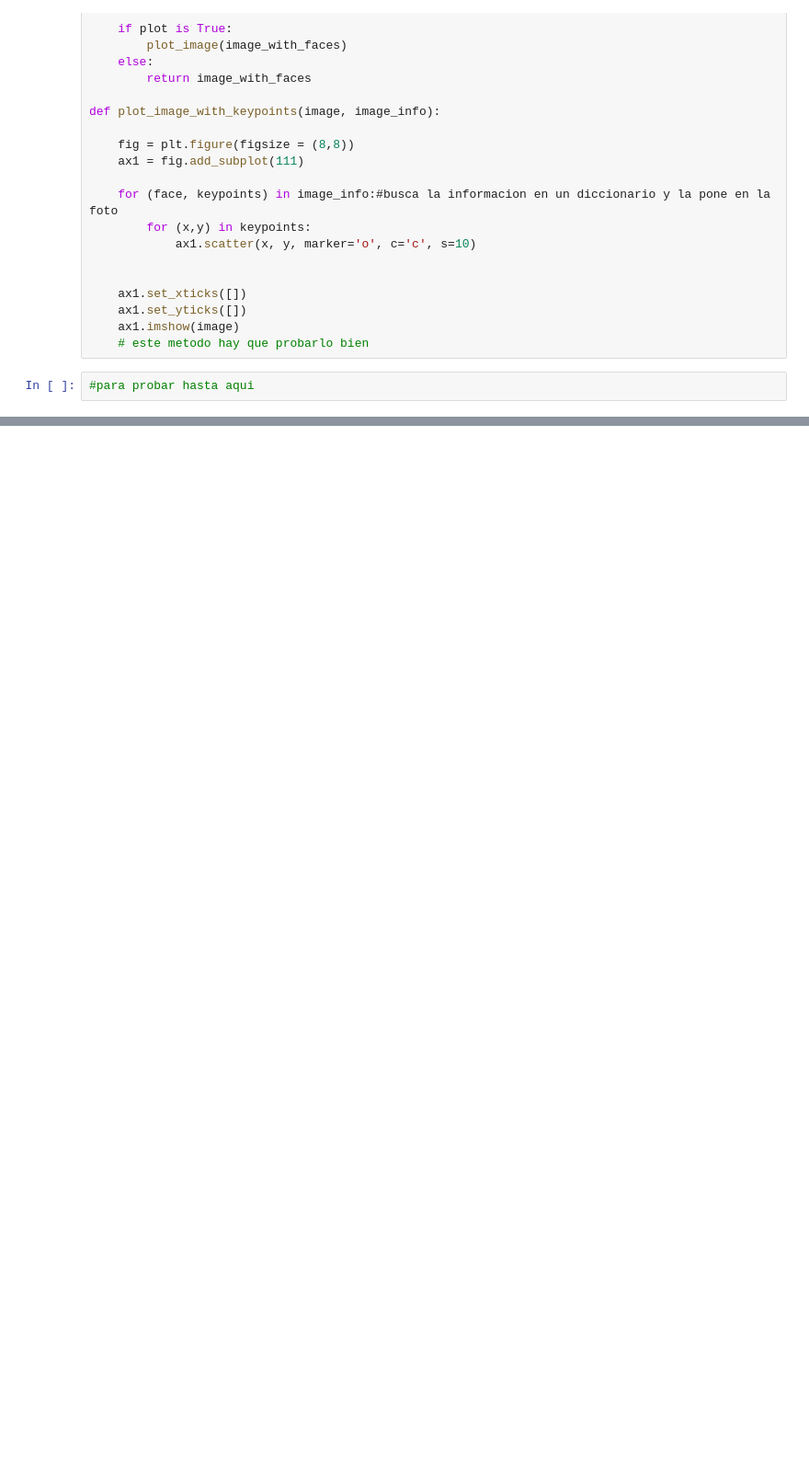
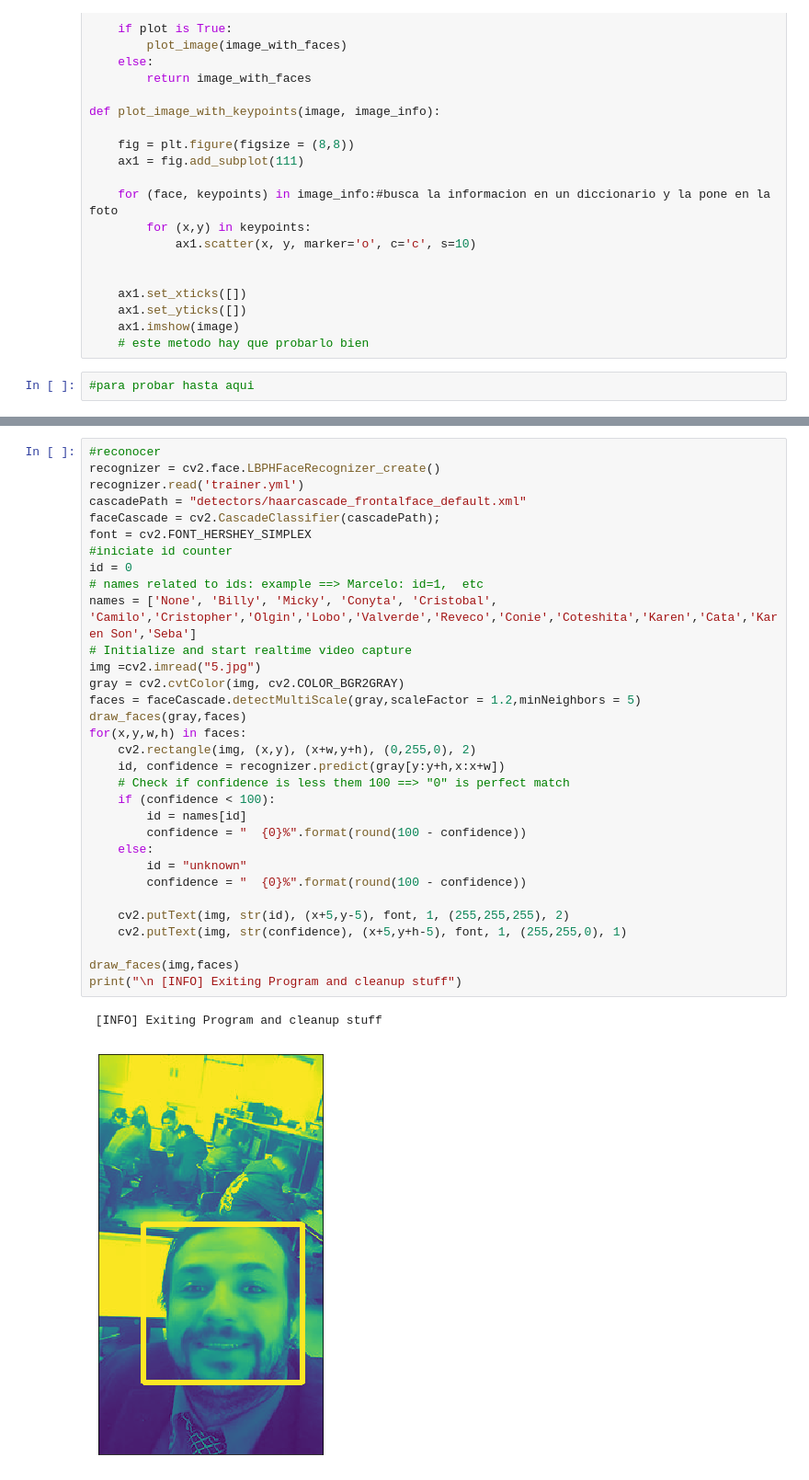
Before and after one commit to LoboCgv/Ejemplos-Tensorflow, a Jupyter notebook: Paso a paso Reconocimiento Facial/ReconocimientoFacial PT1.ipynb, the cells around one changed output, grey strips where cells are left out. Shown at 92% size. Cells and saved outputs as stored; diff of their text form; blank space fills up the shorter version.

Commit message:
Actualizacion
Se actualizan los cascade y el reconocimiento con entrenamiento pero sólo a traves de foto, hay que ver como hacerlo por video

```diff
--- a/Paso a paso Reconocimiento Facial/ReconocimientoFacial PT1.ipynb
+++ b/Paso a paso Reconocimiento Facial/ReconocimientoFacial PT1.ipynb
@@ -119,0 +166,35 @@ error: OpenCV(3.4.1) C:\Miniconda3\conda-bld\opencv-suite_1533128839831\work\mod
+# %%
+#reconocer
+recognizer = cv2.face.LBPHFaceRecognizer_create()
+recognizer.read('trainer.yml')
+cascadePath = "detectors/haarcascade_frontalface_default.xml"
+faceCascade = cv2.CascadeClassifier(cascadePath);
+font = cv2.FONT_HERSHEY_SIMPLEX
+#iniciate id counter
+id = 0
+# names related to ids: example ==> Marcelo: id=1,  etc
+names = ['None', 'Billy', 'Micky', 'Conyta', 'Cristobal', 'Camilo','Cristopher','Olgin','Lobo','Valverde','Reveco','Conie','Coteshita','Karen','Cata','Karen Son','Seba']
+# Initialize and start realtime video capture
+img =cv2.imread("5.jpg")
+gray = cv2.cvtColor(img, cv2.COLOR_BGR2GRAY)
+faces = faceCascade.detectMultiScale(gray,scaleFactor = 1.2,minNeighbors = 5)
+draw_faces(gray,faces)
+for(x,y,w,h) in faces:
+    cv2.rectangle(img, (x,y), (x+w,y+h), (0,255,0), 2)
+    id, confidence = recognizer.predict(gray[y:y+h,x:x+w])
+    # Check if confidence is less them 100 ==> "0" is perfect match
+    if (confidence < 100):
+        id = names[id]
+        confidence = "  {0}%".format(round(100 - confidence))
+    else:
+        id = "unknown"
+        confidence = "  {0}%".format(round(100 - confidence))
+
+    cv2.putText(img, str(id), (x+5,y-5), font, 1, (255,255,255), 2)
+    cv2.putText(img, str(confidence), (x+5,y+h-5), font, 1, (255,255,0), 1)
+
+draw_faces(img,faces)
+print("\n [INFO] Exiting Program and cleanup stuff")
+# %% [output]
+ [INFO] Exiting Program and cleanup stuff
+[figure, added]
```
Also changed, not shown: parts of 4 cells of this notebook, 1 other file.
